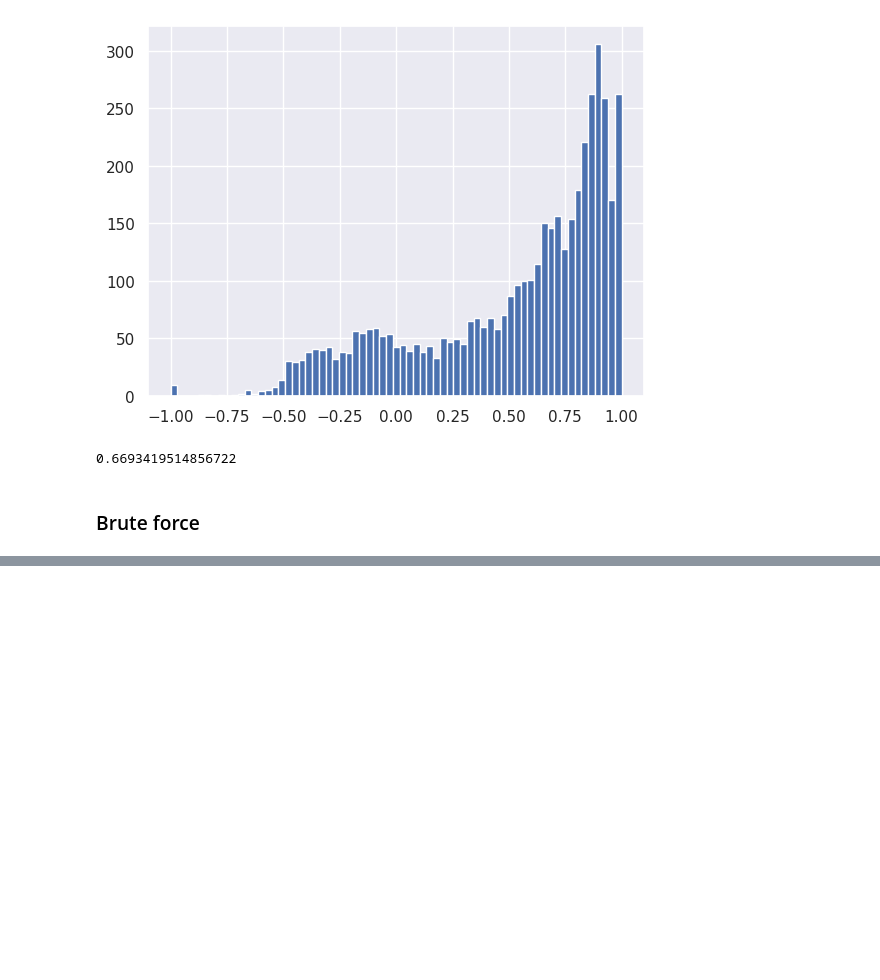
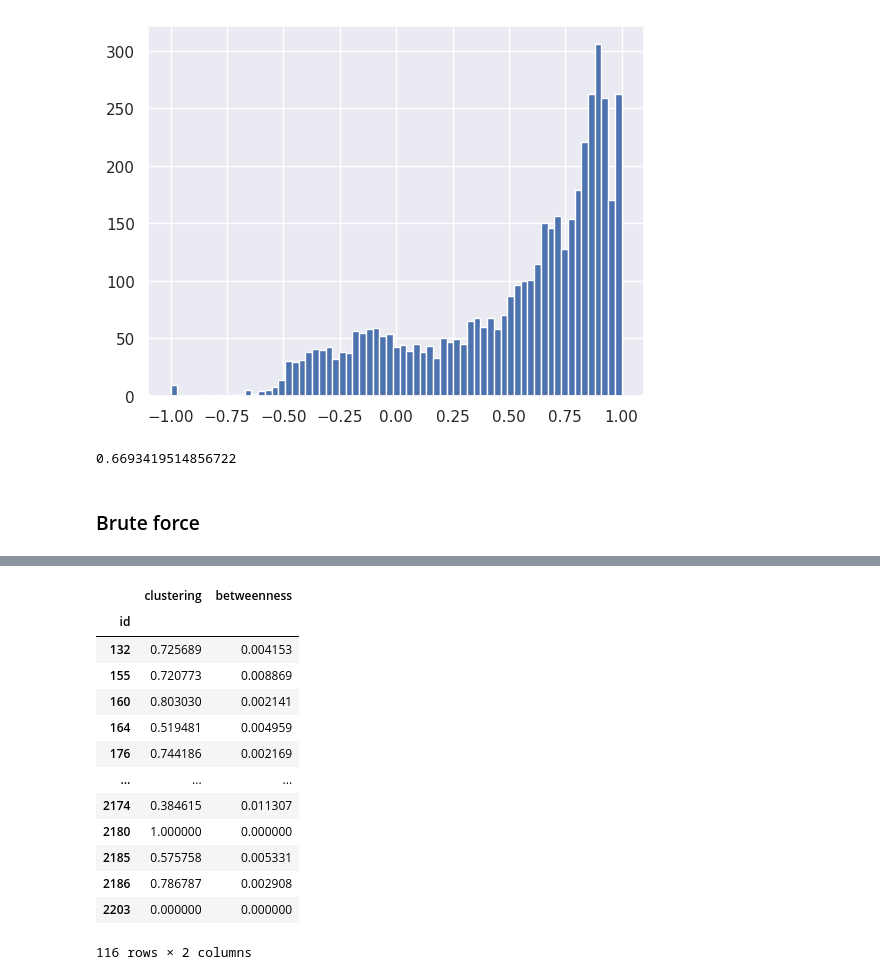
Before and after one commit to pauloschade/redessoc-Projeto, a Jupyter notebook: network_analysis.ipynb, the cells around one changed output, grey strips where cells are left out. Drawn from its saved outputs; the diff is of its cells as text; code cells hidden in the pictures; blank space fills up the shorter version.

```diff
--- a/network_analysis.ipynb
+++ b/network_analysis.ipynb
@@ -309,0 +327,5 @@ r.edge_default(color = 0x48FA22, width = 0.1, curve1 = 1, curve2 = 2)
+# %%
+g_betweenness =gt_load(path_save)
+bc, _ = centrality.betweenness(g_betweenness)
+g_betweenness.add_vp('betweenness', bc)
+gt_save(g_betweenness, betweenness_file)
@@ -309,0 +354,5 @@ r.edge_default(color = 0x48FA22, width = 0.1, curve1 = 1, curve2 = 2)
+# %%
+g_cluster = gt_load(path_save)
+lc =  clustering.local_clustering(g_cluster)
+g_cluster.add_vp('clustering', lc)
+gt_save(g_cluster, clustering_file)
@@ -309,0 +379,19 @@ r.edge_default(color = 0x48FA22, width = 0.1, curve1 = 1, curve2 = 2)
+# %%
+data_cluster = gt_data(g_betweenness)
+data_bet = gt_data(g_cluster)
+data = data_bet.merge(data_cluster, how='inner', on = 'id')
+# %% [output]
+|  | clustering | betweenness |
+| id |  |  |
+| 132 | 0.725689 | 0.004153 |
+| 155 | 0.720773 | 0.008869 |
+| 160 | 0.803030 | 0.002141 |
+| 164 | 0.519481 | 0.004959 |
+| 176 | 0.744186 | 0.002169 |
+| ... | ... | ... |
+| 2174 | 0.384615 | 0.011307 |
+| 2180 | 1.000000 | 0.000000 |
+| 2185 | 0.575758 | 0.005331 |
+| 2186 | 0.786787 | 0.002908 |
+| 2203 | 0.000000 | 0.000000 |
+116 rows × 2 columns
```
Also changed, not shown: parts of 11 cells of this notebook, 5 other files.
